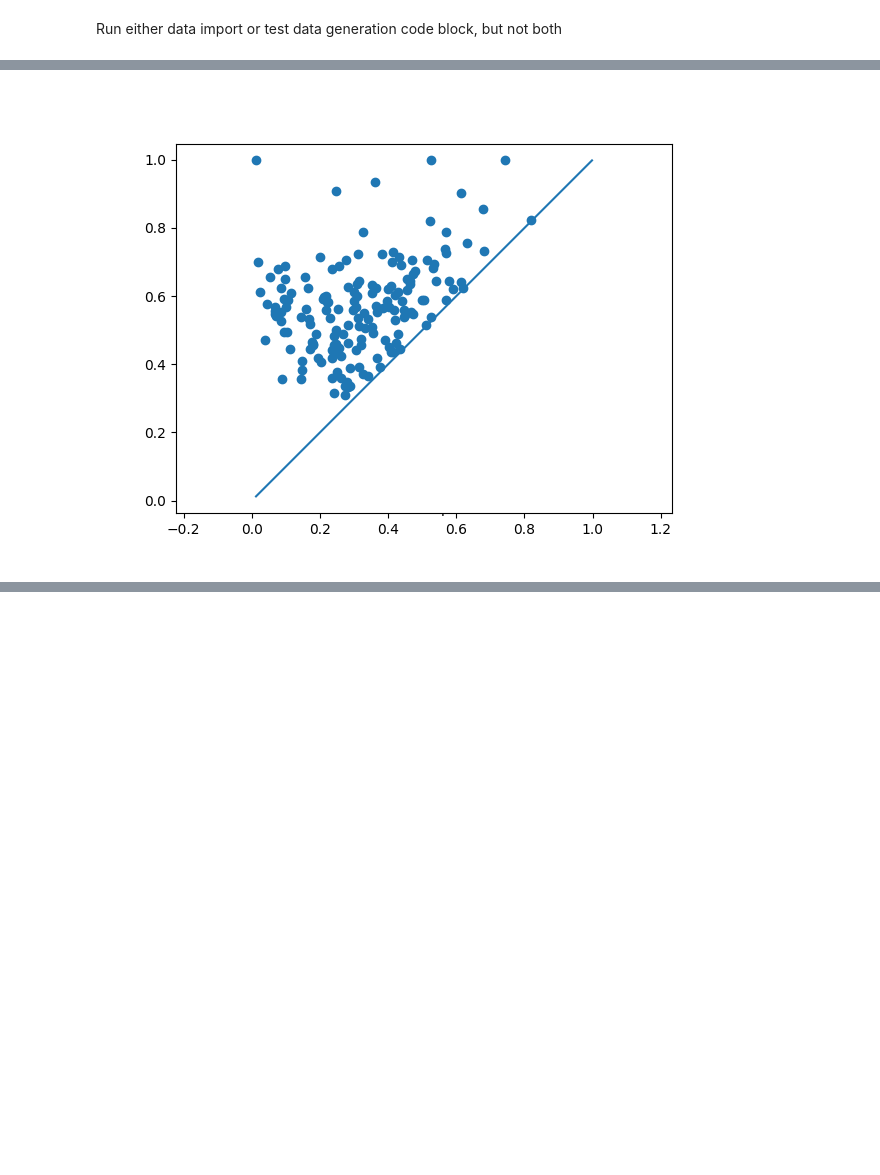
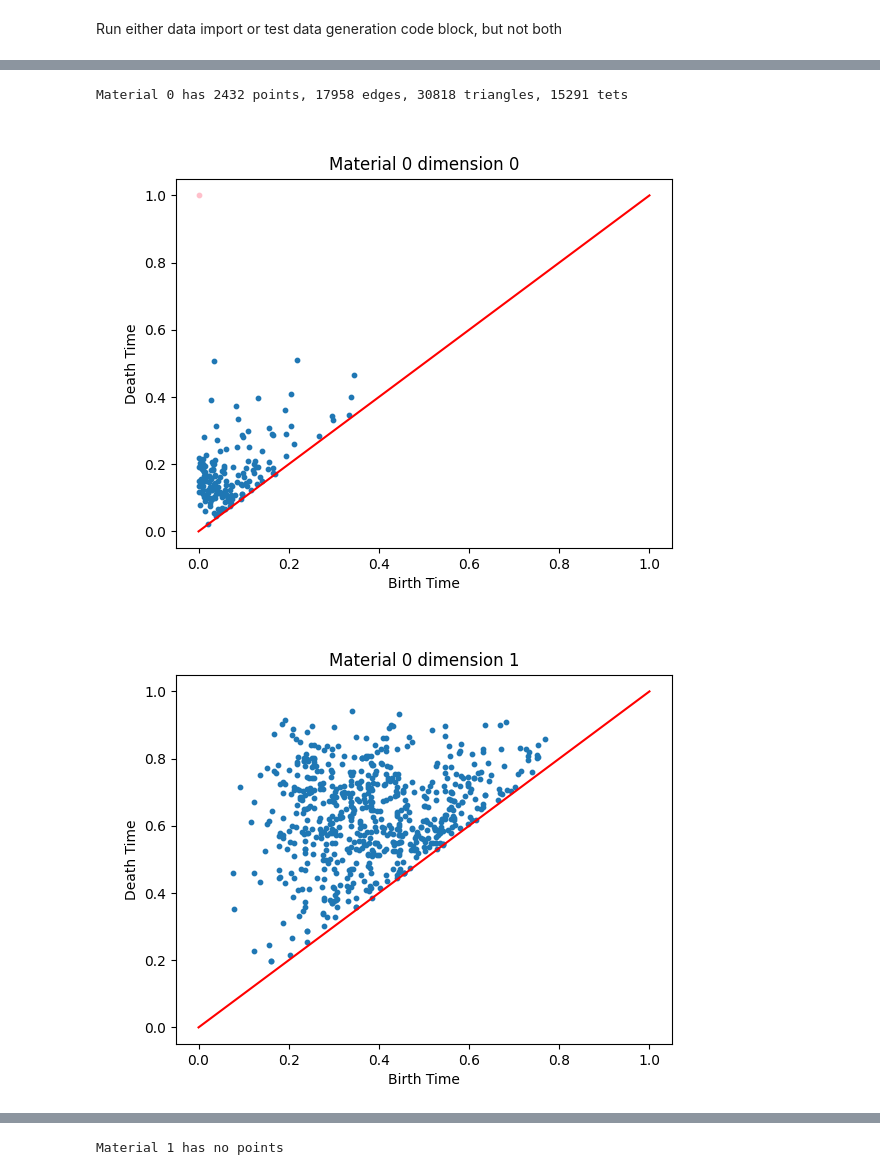
Before and after one commit to yin-wustl/st-visualizer, a Jupyter notebook: persistent-homology/ph.ipynb, the cells around one changed output, grey strips where cells are left out. Drawn from its saved outputs; the diff is of its cells as text; code cells hidden in the pictures; blank space fills up the shorter version.

Commit message:
donut plotting

```diff
--- a/persistent-homology/ph.ipynb
+++ b/persistent-homology/ph.ipynb
@@ -58,7 +59,7 @@ points = np.array([p for p in np.random.rand(num_points, 3) * [width, width, hei
 tets_data = pd.DataFrame(Delaunay(points).simplices)
 
 # generate random values for each point
-values = pd.DataFrame(np.random.rand(len(points), 2))
+values = pd.DataFrame(np.concatenate([np.random.rand(len(points), 1), np.zeros((len(points), 1))], axis=1))
 points_data = pd.concat([pd.DataFrame(points), values], axis=1)
 # %%
 # plot the point cloud
@@ -135,25 +149,52 @@ for tet in tetrahedron_set:
 # %%
 # iterate through the materials
 for material in range(num_materials):
     if len(points_by_material[material]) == 0:
+        print(f"Material {material} has no points")
         continue
+
+    print(f"Material {material} has {len(points_by_material[material])} points, {len(edges_by_material[material])} edges, {len(triangles_by_material[material])} triangles, {len(tets_by_material[material])} tets")
 
     simplices = []
     simplices.extend(points_by_material[material])
     simplices.extend(edges_by_material[material])
     simplices.extend(triangles_by_material[material])
     simplices.extend(tets_by_material[material])
 
     filtration = d.Filtration()
     for vertices, time in simplices:
         filtration.append(d.Simplex(vertices, time))
     filtration.sort()
 
     ph_matrix = d.homology_persistence(filtration)
     diagrams = d.init_diagrams(ph_matrix, filtration)
-    # for i, diagram in enumerate(diagrams):
-    #     for pt in diagram:
-    #         print(i, pt.birth, pt.death)
-    d.plot.plot_diagram(diagrams[0], show=True)
+
+    # for i, line in enumerate(ph_matrix):
+    #     print(i, line)
+
+    for i, diagram in enumerate(diagrams):
+        plt.figure()
+        plt.title(f"Material {material} dimension {i}")
+        filtered_diagram = [pt for pt in diagram if pt.birth < pt.death]
+        # d.plot.plot_diagram(filtered_diagram, show=True)
+
+        # Extract birth and death times for plotting
+        finite_birth_times = [pt.birth for pt in filtered_diagram if pt.death != float('inf')]
+        finite_death_times = [pt.death for pt in filtered_diagram if pt.death != float('inf')]
+        infinite_birth_times = [pt.birth for pt in filtered_diagram if pt.death == float('inf')]
+        infinite_death_times = [1.0 for pt in filtered_diagram if pt.death == float('inf')]
+
+        # Plot using plt.scatter to control dot sizes
+        plt.scatter(finite_birth_times, finite_death_times, s=10)
+        plt.scatter(infinite_birth_times, infinite_death_times, s=10, color='pink')
+        plt.plot([0, 1], [0, 1], 'r')
+        plt.xlabel('Birth Time')
+        plt.ylabel('Death Time')
+        plt.show()
+
+        # for pt in diagram:
+        #     print(i, pt.birth, pt.death, pt.data)
 # %% [output]
+Material 0 has 2432 points, 17958 edges, 30818 triangles, 15291 tets
-[figure, old version]
+[figure, new version]
+[figure, added]
@@ -159,0 +203 @@ for material in range(num_materials):
+Material 1 has no points
```
Also changed, not shown: parts of 4 cells of this notebook, 2 other files.
